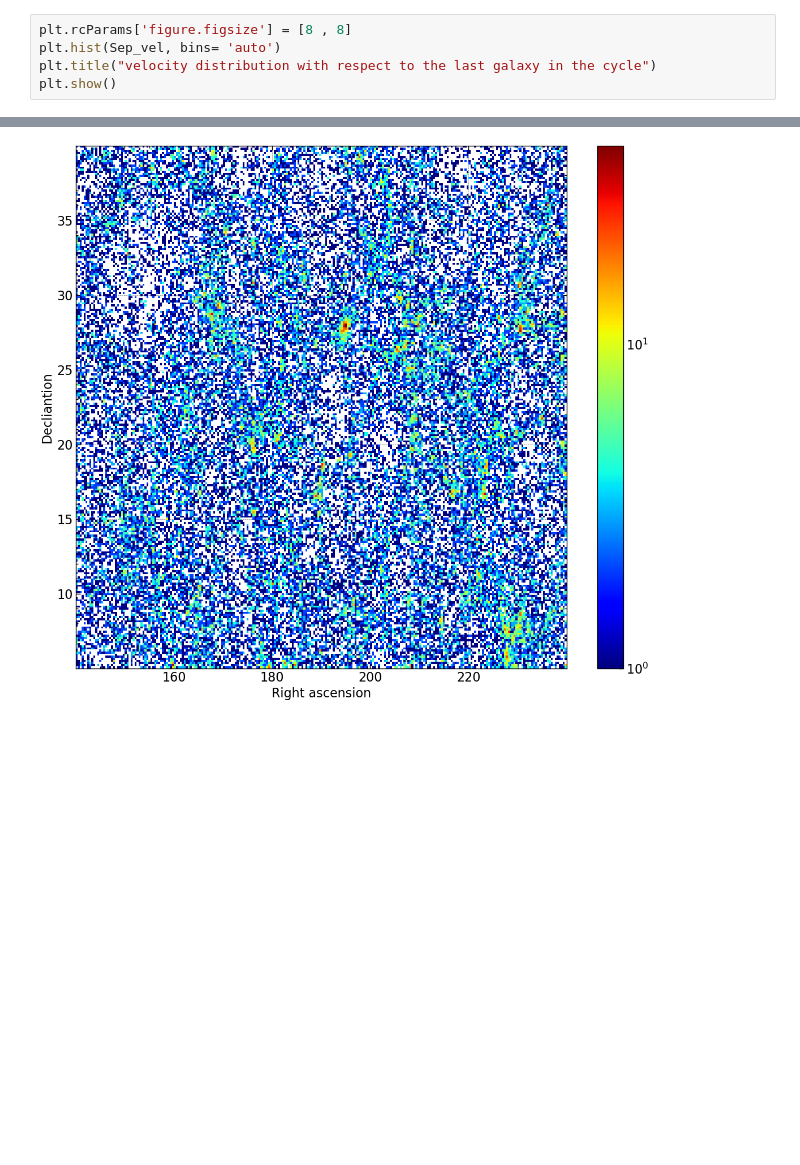
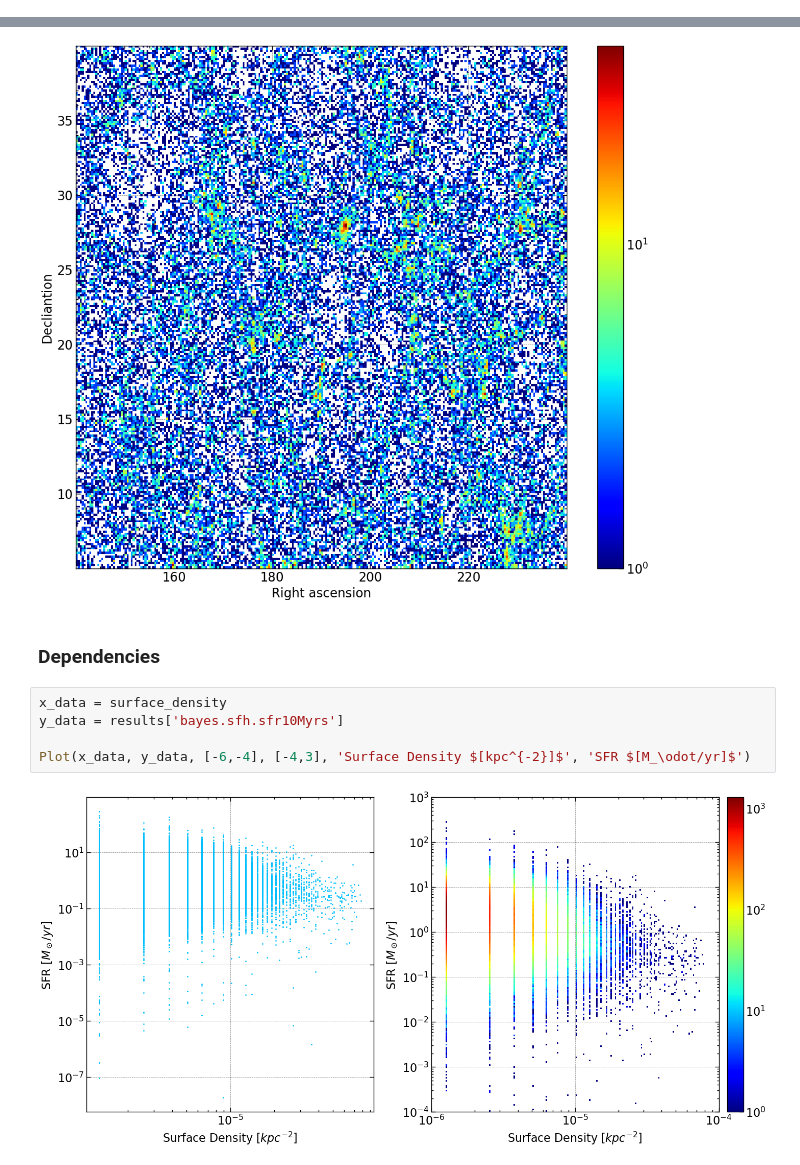
Before and after one commit to M-Bianchi/Laboratory_of_Data_Analysis, a Jupyter notebook: MainActivity/Lecture5.ipynb, the cells around one changed output, grey strips where cells are left out. Cells and saved outputs as stored; diff of their text form; blank space fills up the shorter version.

```diff
--- a/MainActivity/Lecture5.ipynb
+++ b/MainActivity/Lecture5.ipynb
@@ -271,7 +226,2 @@ array([6.36619772e-06, 1.27323954e-06, 1.27323954e-06, ...,
 # %% [markdown]
 ## Plot
-# %%
-plt.rcParams['figure.figsize'] = [8 , 8]
-plt.hist(Sep_vel, bins= 'auto')
-plt.title("velocity distribution with respect to the last galaxy in the cycle")
-plt.show()
@@ -394,3 +274,12 @@ fig.colorbar(hist[3])
 # %% [output]
 <matplotlib.colorbar.Colorbar at 0x...>
 [figure]
+# %% [markdown]
+### Dependencies
+# %%
+x_data = surface_density
+y_data = results['bayes.sfh.sfr10Myrs']
+
+Plot(x_data, y_data, [-6,-4], [-4,3], 'Surface Density $[kpc^{-2}]$', 'SFR $[M_\odot/yr]$')
+# %% [output]
+[figure, added]
```
Also changed, not shown: parts of 17 cells of this notebook.
